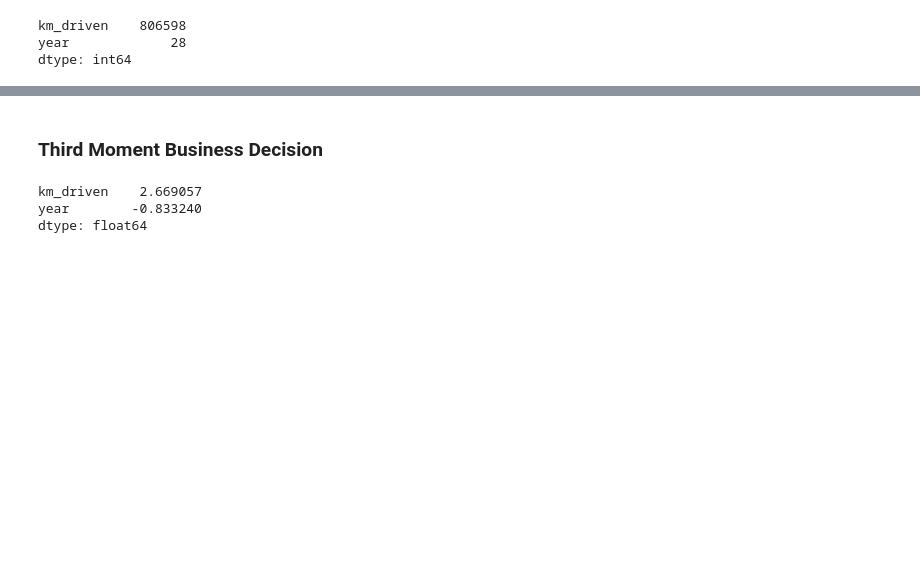
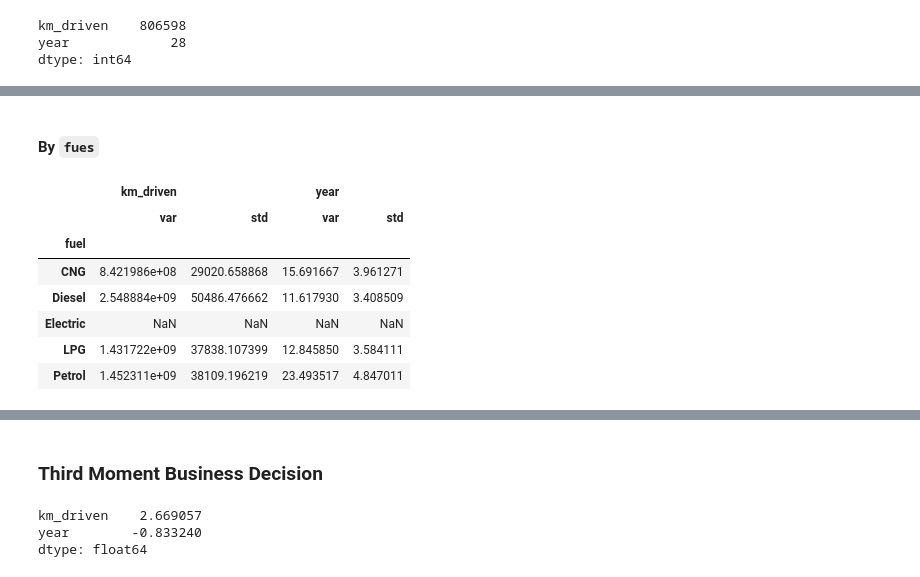
Before and after one commit to Bayan2019/internship_1206, a Jupyter notebook: assignment_07.ipynb, the cells around one changed output, grey strips where cells are left out. Saved outputs shown, nothing was run; the diff lists cells and outputs as text; code cells hidden in the pictures; blank space fills up the shorter version.

```diff
--- a/assignment_07.ipynb
+++ b/assignment_07.ipynb
@@ -413,0 +472,13 @@ dtype: int64
+# %% [markdown]
+#### By `fues`
+# %%
+cars[continuousFeatures+['fuel']].groupby('fuel').agg(['var', 'std'])
+# %% [output]
+|  | km_driven |  | year |  |
+|  | var | std | var | std |
+| fuel |  |  |  |  |
+| CNG | 8.421986e+08 | 29020.658868 | 15.691667 | 3.961271 |
+| Diesel | 2.548884e+09 | 50486.476662 | 11.617930 | 3.408509 |
+| Electric | NaN | NaN | NaN | NaN |
+| LPG | 1.431722e+09 | 37838.107399 | 12.845850 | 3.584111 |
+| Petrol | 1.452311e+09 | 38109.196219 | 23.493517 | 4.847011 |
```
Also changed, not shown: parts of 17 cells of this notebook.
